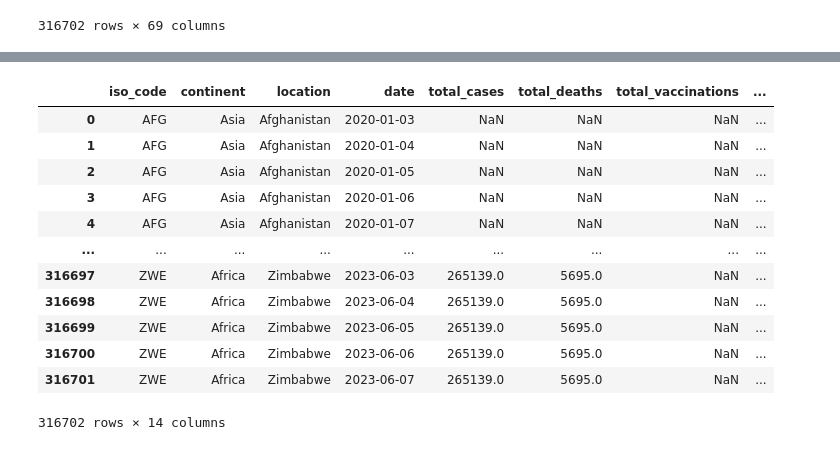
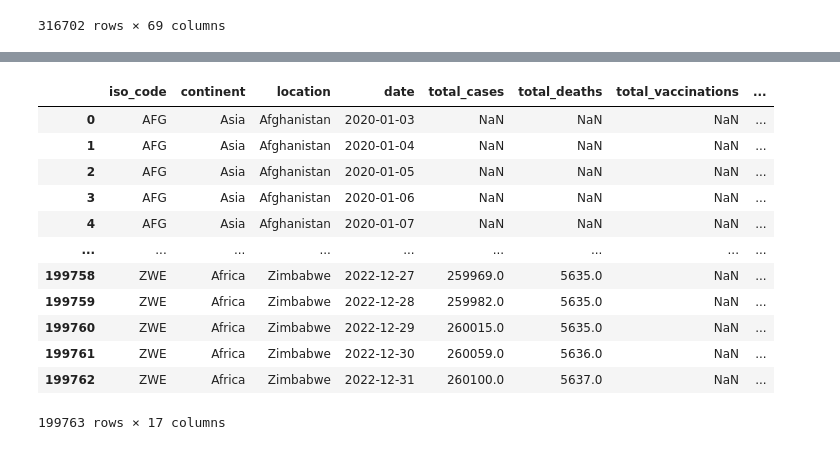
Before and after one commit to sberahim/project3, a Jupyter notebook: merged.ipynb, the cells around one changed output, grey strips where cells are left out. Cells and saved outputs as stored; diff of their text form; code cells hidden in the pictures.

Commit message:
Update merged csv and merged jupyter notebook

```diff
--- a/merged.ipynb
+++ b/merged.ipynb
@@ -101,0 +135,8 @@ Index(['iso_code', 'continent', 'location', 'date', 'total_cases', 'new_cases',
+# %%
+home_data = home_data.rename(columns={
+    "Code":"iso_code",
+    "Day":"date"})
+
+home_data = home_data.drop(columns=['Entity'])
+
+home_data
@@ -101,0 +157,2 @@ Index(['iso_code', 'continent', 'location', 'date', 'total_cases', 'new_cases',
+# %%
+merged_df2 = pd.merge(merged_df, face_data, how="inner", on=["iso_code", "date"])
@@ -101,0 +175,4 @@ Index(['iso_code', 'continent', 'location', 'date', 'total_cases', 'new_cases',
+# %%
+merged_df3 = pd.merge(merged_df2, transport_data, how="inner", on=["iso_code", "date"])
+
+merged_df3
@@ -101,0 +193,4 @@ Index(['iso_code', 'continent', 'location', 'date', 'total_cases', 'new_cases',
+# %%
+merged_df4 = pd.merge(merged_df3, home_data, how="inner", on=["iso_code", "date"])
+
+merged_df4
@@ -102,24 +211,24 @@ Index(['iso_code', 'continent', 'location', 'date', 'total_cases', 'new_cases',
 # %%
-cleaned_df = merged_df[["iso_code", "continent", "location", "date", "total_cases", "total_deaths", "total_vaccinations", "total_vaccinations_per_hundred",
-                        "total_tests", "total_tests_per_thousand", "population", "population_density", "Latitude (average)", "Longitude (average)" ]]
+cleaned_df = merged_df4[["iso_code", "continent", "location", "date", "total_cases", "total_deaths", "total_vaccinations", "total_vaccinations_per_hundred",
+                        "total_tests", "total_tests_per_thousand", "population", "population_density", "Latitude (average)", "Longitude (average)", "facial_coverings", "close_public_transport", "stay_home_requirements" ]]
 
 cleaned_df = cleaned_df.rename(columns={
     "Latitude (average)": "Latitude",
     "Longitude (average)": "Longitude"})
 
 cleaned_df
 # %% [output]
 |  | iso_code | continent | location | date | total_cases | total_deaths | total_vaccinations | ... |
 | 0 | AFG | Asia | Afghanistan | 2020-01-03 | NaN | NaN | NaN | ... |
 | 1 | AFG | Asia | Afghanistan | 2020-01-04 | NaN | NaN | NaN | ... |
 | 2 | AFG | Asia | Afghanistan | 2020-01-05 | NaN | NaN | NaN | ... |
 | 3 | AFG | Asia | Afghanistan | 2020-01-06 | NaN | NaN | NaN | ... |
 | 4 | AFG | Asia | Afghanistan | 2020-01-07 | NaN | NaN | NaN | ... |
 | ... | ... | ... | ... | ... | ... | ... | ... | ... |
-| 316697 | ZWE | Africa | Zimbabwe | 2023-06-03 | 265139.0 | 5695.0 | NaN | ... |
-| 316698 | ZWE | Africa | Zimbabwe | 2023-06-04 | 265139.0 | 5695.0 | NaN | ... |
-| 316699 | ZWE | Africa | Zimbabwe | 2023-06-05 | 265139.0 | 5695.0 | NaN | ... |
-| 316700 | ZWE | Africa | Zimbabwe | 2023-06-06 | 265139.0 | 5695.0 | NaN | ... |
-| 316701 | ZWE | Africa | Zimbabwe | 2023-06-07 | 265139.0 | 5695.0 | NaN | ... |
+| 199758 | ZWE | Africa | Zimbabwe | 2022-12-27 | 259969.0 | 5635.0 | NaN | ... |
+| 199759 | ZWE | Africa | Zimbabwe | 2022-12-28 | 259982.0 | 5635.0 | NaN | ... |
+| 199760 | ZWE | Africa | Zimbabwe | 2022-12-29 | 260015.0 | 5635.0 | NaN | ... |
+| 199761 | ZWE | Africa | Zimbabwe | 2022-12-30 | 260059.0 | 5636.0 | NaN | ... |
+| 199762 | ZWE | Africa | Zimbabwe | 2022-12-31 | 260100.0 | 5637.0 | NaN | ... |
-316702 rows × 14 columns
+199763 rows × 17 columns
 # %%
```
Also changed, not shown: parts of 12 cells of this notebook, 3 other files.
